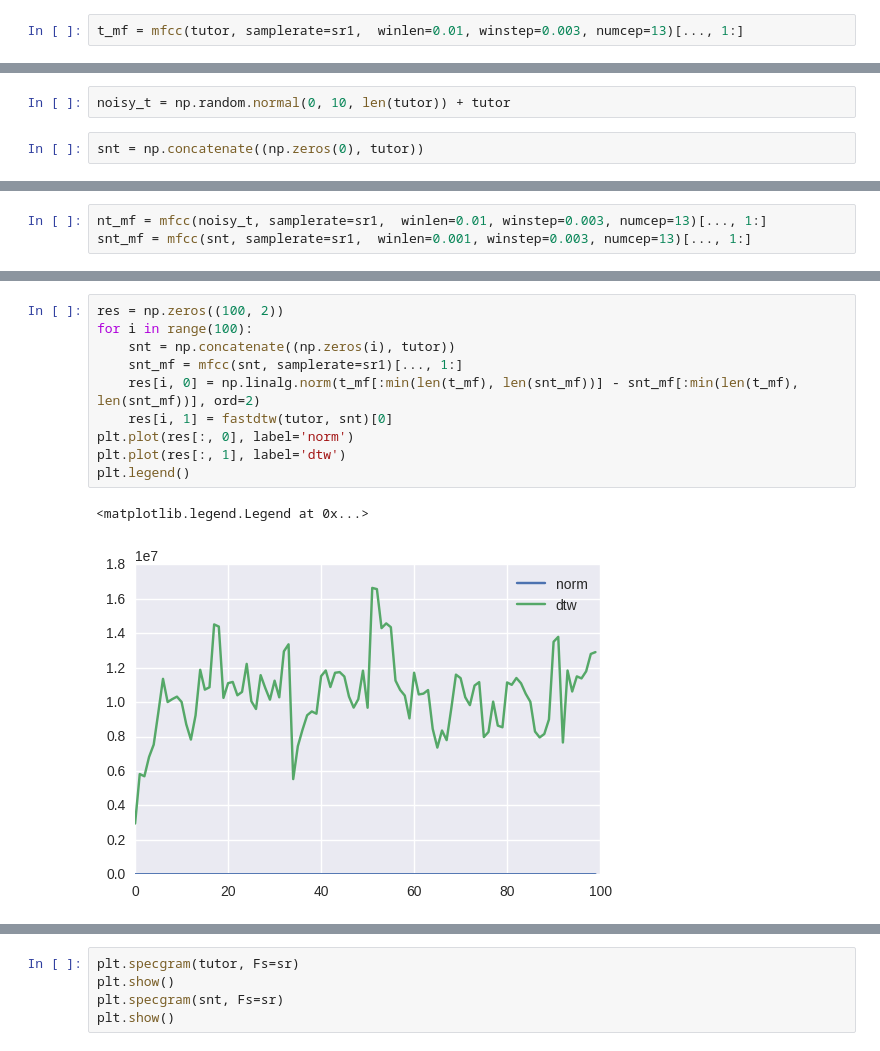
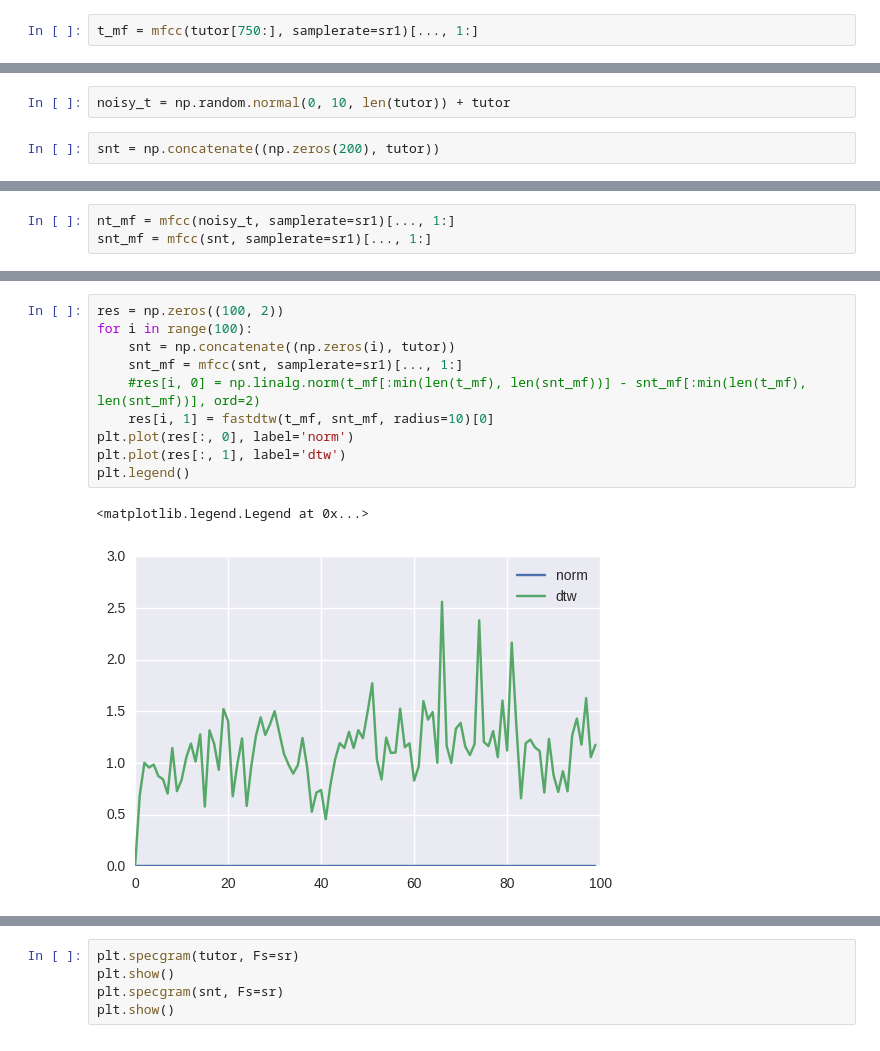
Before and after one commit to PaulEcoffet/birdsonglearningmodel, a Jupyter notebook: analysis/mfcc_evaluation.ipynb, the cells around one changed output, grey strips where cells are left out. Saved outputs shown, nothing was run; the diff lists cells and outputs as text.

```diff
--- a/analysis/mfcc_evaluation.ipynb
+++ b/analysis/mfcc_evaluation.ipynb
@@ -52,7 +63,7 @@ filename = 'ba_syllable_a'
 sr1, tutor = scipy.io.wavfile.read('../data/{}.wav'.format(filename))
 sr, ba_learnt = scipy.io.wavfile.read('../data/{}_out.wav'.format(filename))
 # %%
-t_mf = mfcc(tutor, samplerate=sr1,  winlen=0.01, winstep=0.003, numcep=13)[..., 1:]
+t_mf = mfcc(tutor[750:], samplerate=sr1)[..., 1:]
 # %%
 print(np.min(t_mf, axis=0))
 print(np.max(t_mf, axis=0))
@@ -100,7 +160,7 @@ plt.plot(ba_learnt)
 # %%
 noisy_t = np.random.normal(0, 10, len(tutor)) + tutor
 # %%
-snt = np.concatenate((np.zeros(0), tutor))
+snt = np.concatenate((np.zeros(200), tutor))
 # %%
 plt.plot(snt)
 plt.show()
@@ -111,5 +171,5 @@ plt.show()
 [figure]
 # %%
-nt_mf = mfcc(noisy_t, samplerate=sr1,  winlen=0.01, winstep=0.003, numcep=13)[..., 1:]
-snt_mf = mfcc(snt, samplerate=sr1,  winlen=0.001, winstep=0.003, numcep=13)[..., 1:]
+nt_mf = mfcc(noisy_t, samplerate=sr1)[..., 1:]
+snt_mf = mfcc(snt, samplerate=sr1)[..., 1:]
 # %%
@@ -140,16 +183,16 @@ fastdtw(t_mf, snt_mf, dist=2, radius=10)
 # %%
 res = np.zeros((100, 2))
 for i in range(100):
     snt = np.concatenate((np.zeros(i), tutor))
     snt_mf = mfcc(snt, samplerate=sr1)[..., 1:]
-    res[i, 0] = np.linalg.norm(t_mf[:min(len(t_mf), len(snt_mf))] - snt_mf[:min(len(t_mf), len(snt_mf))], ord=2)
-    res[i, 1] = fastdtw(tutor, snt)[0]
+    #res[i, 0] = np.linalg.norm(t_mf[:min(len(t_mf), len(snt_mf))] - snt_mf[:min(len(t_mf), len(snt_mf))], ord=2)
+    res[i, 1] = fastdtw(t_mf, snt_mf, radius=10)[0]
 plt.plot(res[:, 0], label='norm')
 plt.plot(res[:, 1], label='dtw')
 plt.legend()
 # %% [output]
 <matplotlib.legend.Legend at 0x...>
-[figure, old version]
+[figure, new version]
 # %%
 res = np.zeros((100, 2))
 for i in range(100):
```
Also changed, not shown: parts of 18 cells of this notebook, 2 other files.
